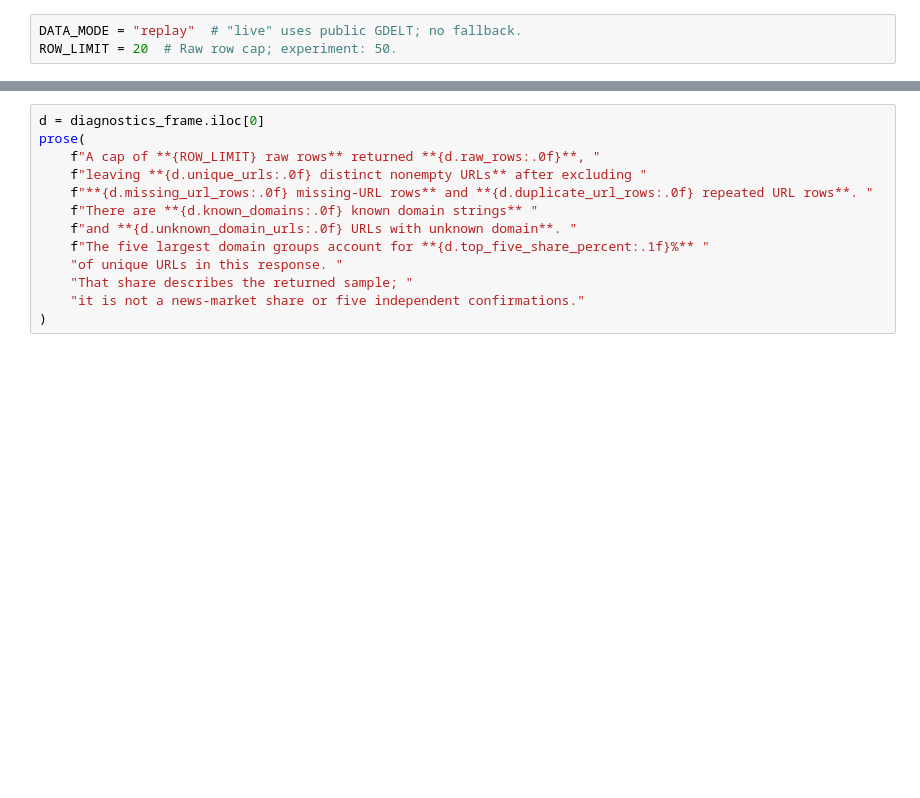
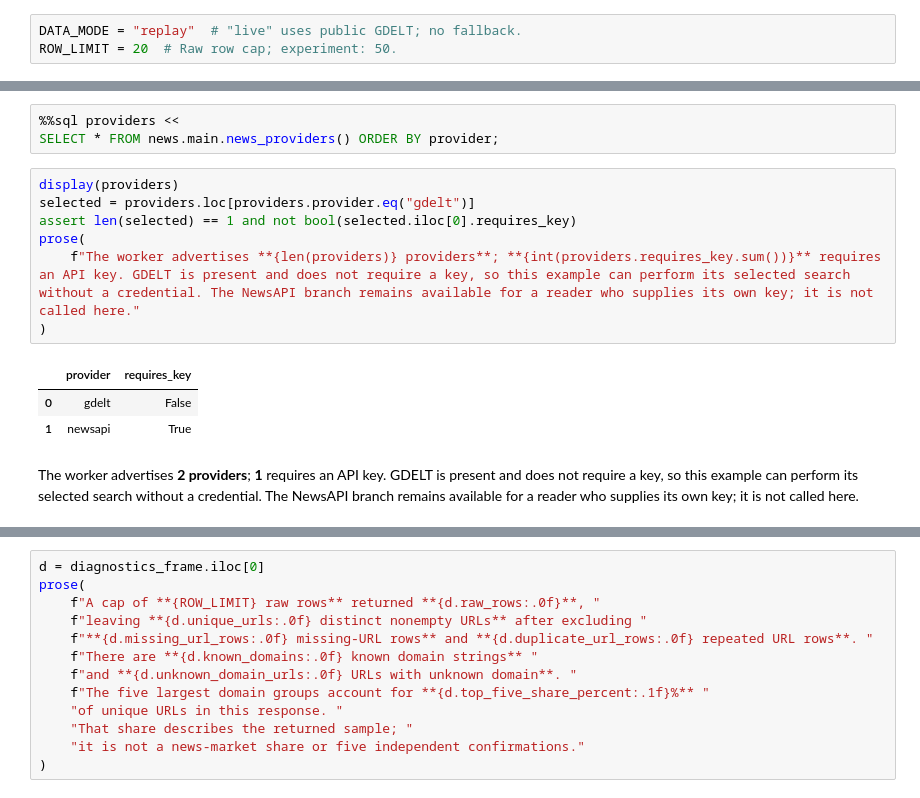
Before and after one commit to Query-farm/vgi-news, a Jupyter notebook: notebooks/01_compare_capped_source_mix.ipynb, the cells around one changed output, grey strips where cells are left out. Drawn from its saved outputs; the diff is of its cells as text; blank space fills up the shorter version.

```diff
--- a/notebooks/01_compare_capped_source_mix.ipynb
+++ b/notebooks/01_compare_capped_source_mix.ipynb
@@ -79,0 +87,15 @@ Running query in 'DuckDBPyConnection'
+# %%
+%%sql providers <<
+SELECT * FROM news.main.news_providers() ORDER BY provider;
+# %%
+display(providers)
+selected = providers.loc[providers.provider.eq("gdelt")]
+assert len(selected) == 1 and not bool(selected.iloc[0].requires_key)
+prose(
+    f"The worker advertises **{len(providers)} providers**; **{int(providers.requires_key.sum())}** requires an API key. GDELT is present and does not require a key, so this example can perform its selected search without a credential. The NewsAPI branch remains available for a reader who supplies its own key; it is not called here."
+)
+# %% [output]
+|  | provider | requires_key |
+| 0 | gdelt | False |
+| 1 | newsapi | True |
+The worker advertises **2 providers**; **1** requires an API key. GDELT is present and does not require a key, so this example can perform its selected search without a credential. The NewsAPI branch remains available for a reader who supplies its own key; it is not called here.
```
Also changed, not shown: parts of 24 cells of this notebook, 10 other files.
